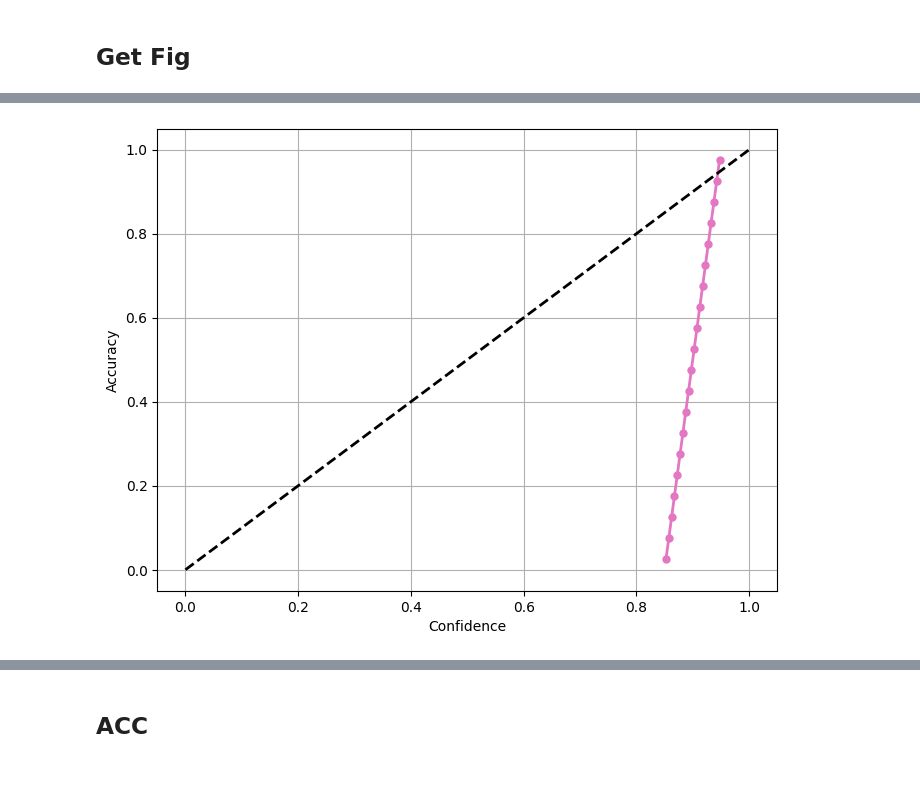
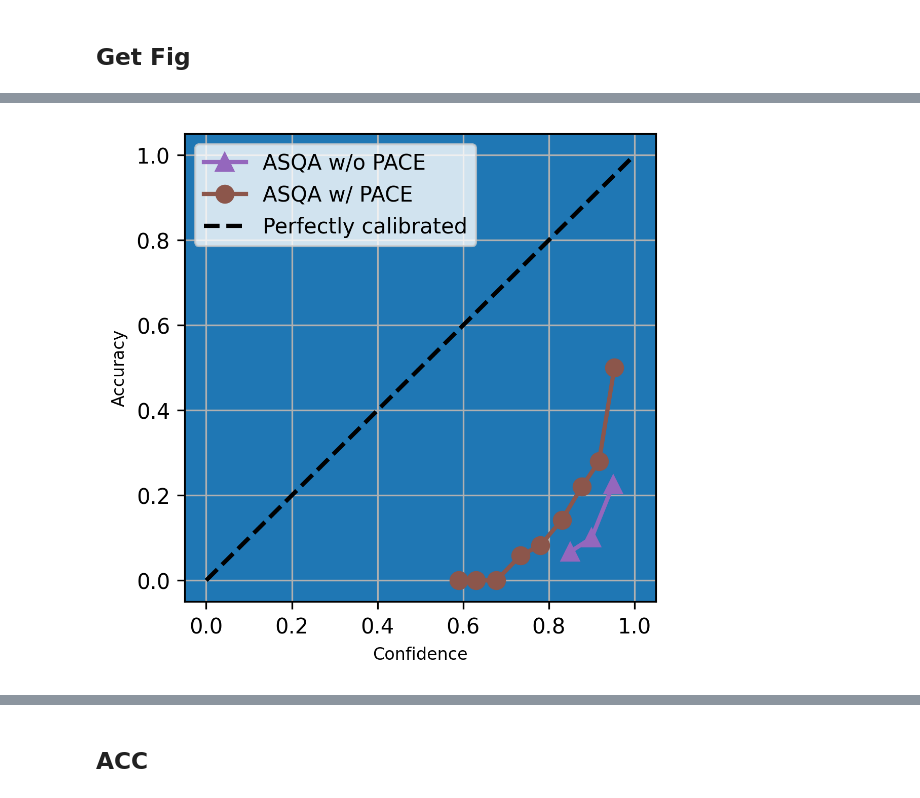
Before and after one commit to Qmaoboy/Confidence-is-all-you-need, a Jupyter notebook: pre_experiment.ipynb, the cells around one changed output, grey strips where cells are left out. Saved outputs shown, nothing was run; the diff lists cells and outputs as text; code cells hidden in the pictures.

```diff
--- a/pre_experiment.ipynb
+++ b/pre_experiment.ipynb
@@ -430,6 +431,7 @@ import matplotlib.pyplot as plt
 import numpy as np
 import json,random,os
 
+from sklearn.calibration import calibration_curve
 # datapath="response_result/20240517/din0s_asqa_gpt-3.5-turbo-0125_cot_Long_QA_gpt-3.5-turbo-0125_bertscore.json"
 
 def get_datapath(dataset,api_model,activate_time,acc_model,sim_model,prompt_strategy,isshuffle_str)-> list:
@@ -526,42 +528,68 @@ def show_plot_graph(vector,File_name,datafile_name="",label=""):
     # plt.show()
     plt.clf
 
-def acc_conf_plot(accuracy,Confidence,File_name,dataset,stretagy):
-    histogram_bin=20
+
+def calibration_curve_fucntion_single(accuracy1,Confidence1,accuracy2,Confidence2,n_bins=10,File_name="",datafile_name="",labely="",labelx="",label_legend="",color_index=0):
     os.makedirs(f"PACE/picture/histogram/{File_name}",exist_ok=True)
-    # Plot histogram
-    plt.figure(figsize=(8, 6),facecolor='none')
+    # Calculate the calibration curve
+    accuracy1=np.where(np.array(accuracy1)<0.3,0,1)
+    accuracy2=np.where(np.array(accuracy2)<0.3,0,1)
+    prob_true1, prob_pred1 = calibration_curve(accuracy1,Confidence1, n_bins=n_bins)
+    prob_true2, prob_pred2 = calibration_curve(accuracy2,Confidence2, n_bins=n_bins)
+
+    # Plot the reliability diagram
+    plt.figure(figsize=(4, 4),facecolor='none',dpi=300)
     colors=plt.rcParams['axes.prop_cycle'].by_key()['color']
-    random.shuffle(colors)
+    print(colors)
+    # random.shuffle(colors)
 
-    acc_counts, acc_bin_edges = np.histogram(accuracy, bins=histogram_bin)
-    acc_bin_centers = (acc_bin_edges[:-1] + acc_bin_edges[1:]) / 2
-    # print(acc_counts)
-    # print(acc_bin_edges)
-    print(acc_bin_centers)
+    random_color=random.randint(0,len(colors)-1)
 
-    conf_counts, conf_bin_edges = np.histogram(Confidence, bins=histogram_bin)
-    conf_bin_centers = (conf_bin_edges[:-1] + conf_bin_edges[1:]) / 2
-    # print(conf_counts)
-    # print(conf_bin_edges)
-    print(conf_bin_centers)
-    # plt.gca().set_facecolor(None)
-    # 計算每個柱的中心點
-    # bin_centers = (bin_edges[:-1] + bin_edges[1:]) / 2
-    # plt.hist(vector, bins=30, alpha=0.3, color='gray', edgecolor='black')
-    plt.plot(conf_bin_centers,acc_bin_centers, marker='.',linestyle='-', color=colors[random.randint(0,len(colors)-1)],linewidth=2,markersize=10)
-    plt.plot([0.0, 1.0], [0.0, 1.0], linestyle='--', color='black', linewidth=2)
-
-    plt.grid(True)
+    plt.plot(prob_pred1,prob_true1 , marker='^', label=f'{label_legend} calibration curve',color=colors[color_index%len(colors)],linewidth=2,markersize=8)
+    # plt.plot(prob_pred2,prob_true2 , marker='o', label=f'{label_legend} w/ PACE',color=colors[(color_index+1)%len(colors)],linewidth=2,markersize=8)
+    plt.plot([0, 1], [0, 1], linestyle='--', label='Perfectly calibrated',color='black',linewidth=2)
+    plt.gca().set_facecolor(None)
+    plt.xlabel(f'{labelx}',fontsize=8)
+    plt.ylabel(f'Accuracy',fontsize=8)
     plt.xlim(-0.05,1.05)
     plt.ylim(-0.05,1.05)
-        # Set x and y axis titles
-    plt.xlabel("Confidence")
-    plt.ylabel("Accuracy")
-    # plt.legend(loc='upper left', fontsize=10)
-    # Show plot
-    # plt.savefig(f"PACE/picture/histogram/{File_name}/{datafile_name}.png",transparent=True)
-    plt.show()
+
+    plt.legend(fontsize=10)
+    plt.grid()
+    # plt.show()
+    plt.savefig(f"PACE/picture/histogram/{File_name}/{datafile_name}_single.png",transparent=True)
+    plt.clf
+
+
+def calibration_curve_fucntion(accuracy1,Confidence1,accuracy2,Confidence2,n_bins=10,File_name="",datafile_name="",labely="",labelx="",label_legend="",color_index=0):
+    os.makedirs(f"PACE/picture/histogram/{File_name}",exist_ok=True)
+    # Calculate the calibration curve
+    accuracy1=np.where(np.array(accuracy1)<0.3,0,1)
+    accuracy2=np.where(np.array(accuracy2)<0.3,0,1)
+    prob_true1, prob_pred1 = calibration_curve(accuracy1,Confidence1, n_bins=n_bins)
+    prob_true2, prob_pred2 = calibration_curve(accuracy2,Confidence2, n_bins=n_bins)
+
+    # Plot the reliability diagram
+    plt.figure(figsize=(4, 4),facecolor='none',dpi=300)
+    colors=plt.rcParams['axes.prop_cycle'].by_key()['color']
+    print(colors)
+    # random.shuffle(colors)
+
+    random_color=random.randint(0,len(colors)-1)
+
+    plt.plot(prob_pred1,prob_true1 , marker='^', label=f'{label_legend} w/o PACE',color=colors[color_index%len(colors)],linewidth=2,markersize=8)
+    plt.plot(prob_pred2,prob_true2 , marker='o', label=f'{label_legend} w/ PACE',color=colors[(color_index+1)%len(colors)],linewidth=2,markersize=8)
+    plt.plot([0, 1], [0, 1], linestyle='--', label='Perfectly calibrated',color='black',linewidth=2)
+    plt.gca().set_facecolor(None)
+    plt.xlabel(f'{labelx}',fontsize=8)
+    plt.ylabel(f'Accuracy',fontsize=8)
+    plt.xlim(-0.05,1.05)
+    plt.ylim(-0.05,1.05)
+
+    plt.legend(fontsize=10)
+    plt.grid()
+    # plt.show()
+    plt.savefig(f"PACE/picture/histogram/{File_name}/{datafile_name}.png",transparent=True)
     plt.clf
 
 def Update_Fig(activate_time,shuffle):
@@ -576,12 +604,14 @@ def Update_Fig(activate_time,shuffle):
     api_model='gpt-3.5-turbo-0125'
 
     acc_mapping={"din0s/asqa":"rougeL","triviaQA":"f1"}
+    label_mapping={"din0s/asqa":"ASQA","triviaQA":"TriviaQA"}
 
     # stretagy=["vanilla",'cot',"multi_step"]
     stretagy=["vanilla"]
-
+    color_index=2
     for sim in simi_models:
-        for dataset in datasets:
+        for idx,dataset in enumerate(datasets):
+            color_index+=2
             for dd in data:
                 for k in stretagy:
                     # conf_list,Final_conf_list,simi_list,acc_list=[],[],[],[]
@@ -602,9 +632,10 @@ def Update_Fig(activate_time,shuffle):
                         # show_plot_graph(dd['Accuracy'],File_name=f"{activate_time}_{isshuffle_str}",stretagy=k,sim=f"{sim}",datafile_name=f"{dataset_path}_{isshuffle_str}_{sim}_{k}_Accuracy",label=f"Accuracy")
 
                         ### Show Accuracy and Confidence figure
-                        acc_conf_plot(dd['Accuracy'],dd['Conf'],File_name=f"{activate_time}_{isshuffle_str}",dataset=dataset_path,stretagy=k)
+                        calibration_curve_fucntion(dd['Accuracy'],dd['Conf'],dd['Accuracy'],dd['Pace_Conf'],20,File_name=f"{activate_time}_{isshuffle_str}",datafile_name=f"{dataset_path}_calibration_curve",labely=f"{acc_mapping[dataset]}",labelx="Confidence",label_legend=f"{label_mapping[dataset]}",color_index=color_index)
                         print("*"*100)
-                        acc_conf_plot(dd['Accuracy'],dd['Pace_Conf'],File_name=f"{activate_time}_{isshuffle_str}",dataset=dataset_path,stretagy=k)
+                        calibration_curve_fucntion_single(dd['Accuracy'],dd['Conf'],dd['Accuracy'],dd['Pace_Conf'],20,File_name=f"{activate_time}_{isshuffle_str}",datafile_name=f"{dataset_path}_calibration_curve",labely=f"{acc_mapping[dataset]}",labelx="Confidence",label_legend=f"{label_mapping[dataset]}",color_index=color_index)
+                        # return np.array(dd['Accuracy']),np.array(dd['Conf']),np.array(dd['Pace_Conf'])
 
 Update_Fig("20240601",False)
 # %% [output]
@@ -616 +650 @@ Load Sucess din0s/asqa vanilla Cos_sim
-[figure, old version]
+[figure, new version]
```
Also changed, not shown: parts of 4 cells of this notebook, 3 other files.
